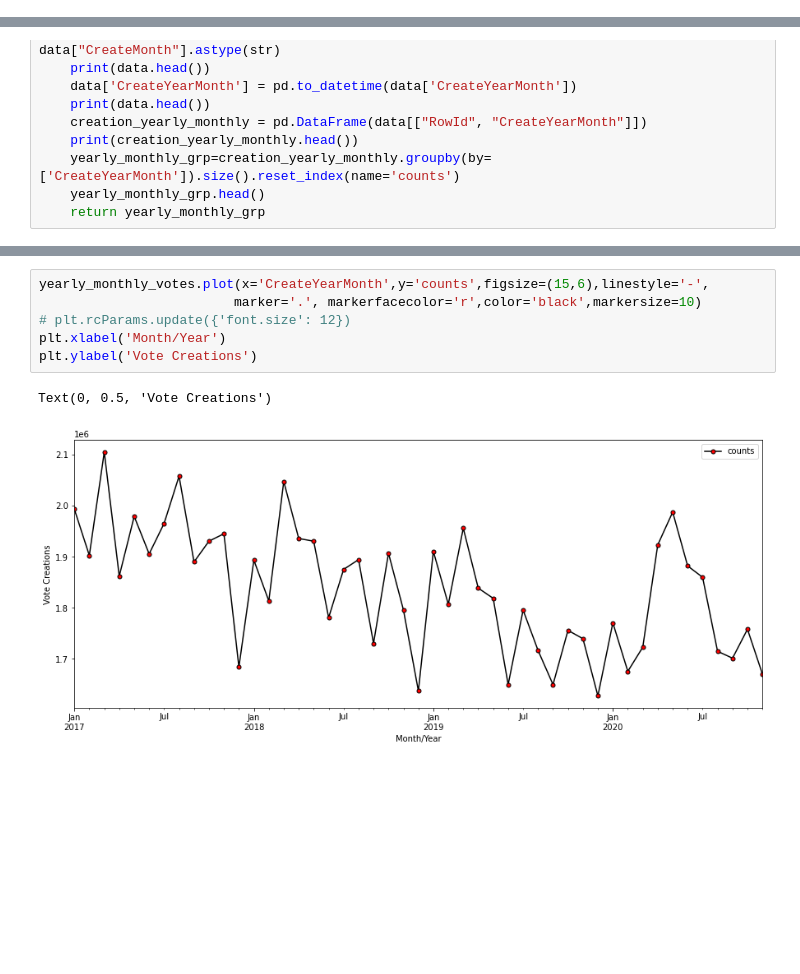
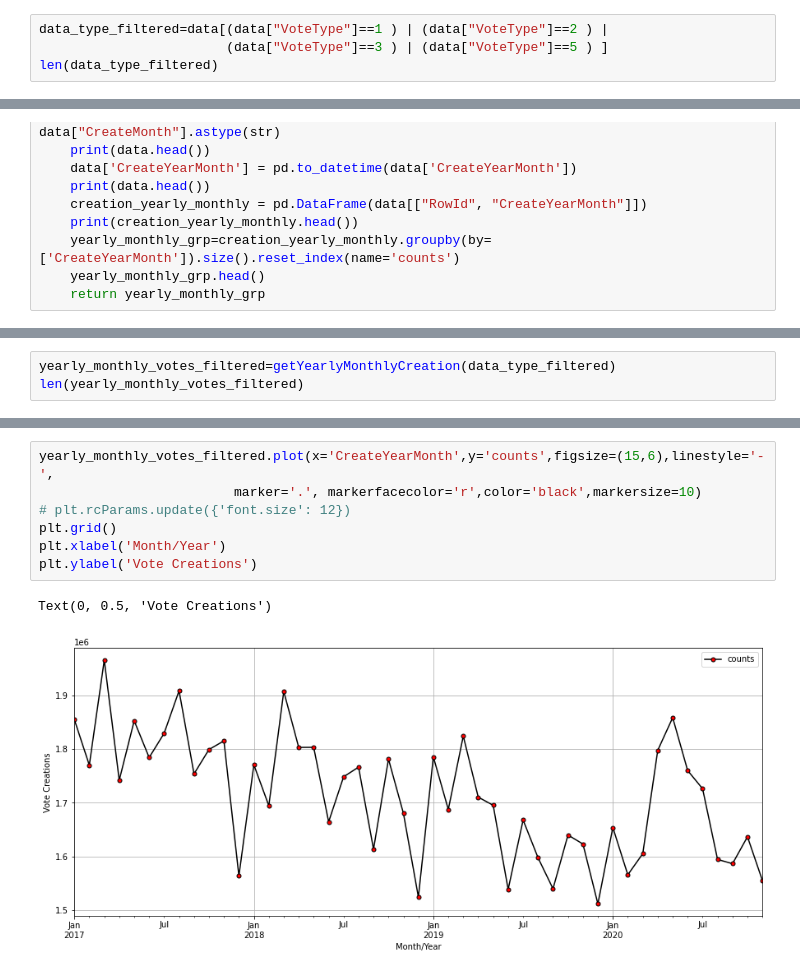
Before and after one commit to farimaf/StackOverFlowAnalysis_Pandemic, a Jupyter notebook: VotesAnalysis.ipynb, the cells around one changed output, grey strips where cells are left out. Saved outputs shown, nothing was run; the diff lists cells and outputs as text; blank space fills up the shorter version.

```diff
--- a/VotesAnalysis.ipynb
+++ b/VotesAnalysis.ipynb
@@ -15,0 +29,4 @@ data.head()
+# %%
+data_type_filtered=data[(data["VoteType"]==1 ) | (data["VoteType"]==2 ) |
+                        (data["VoteType"]==3 ) | (data["VoteType"]==5 ) ]
+len(data_type_filtered)
@@ -52,0 +92,3 @@ yearly_monthly_votes=getYearlyMonthlyCreation(data)
+# %%
+yearly_monthly_votes_filtered=getYearlyMonthlyCreation(data_type_filtered)
+len(yearly_monthly_votes_filtered)
@@ -53,9 +172,10 @@ yearly_monthly_votes=getYearlyMonthlyCreation(data)
 # %%
-yearly_monthly_votes.plot(x='CreateYearMonth',y='counts',figsize=(15,6),linestyle='-',
+yearly_monthly_votes_filtered.plot(x='CreateYearMonth',y='counts',figsize=(15,6),linestyle='-',
                          marker='.', markerfacecolor='r',color='black',markersize=10)
 # plt.rcParams.update({'font.size': 12})
+plt.grid()
 plt.xlabel('Month/Year')
 plt.ylabel('Vote Creations')
 # %% [output]
 Text(0, 0.5, 'Vote Creations')
-[figure, old version]
+[figure, new version]
```
Also changed, not shown: parts of 12 cells of this notebook, 4 other files.
